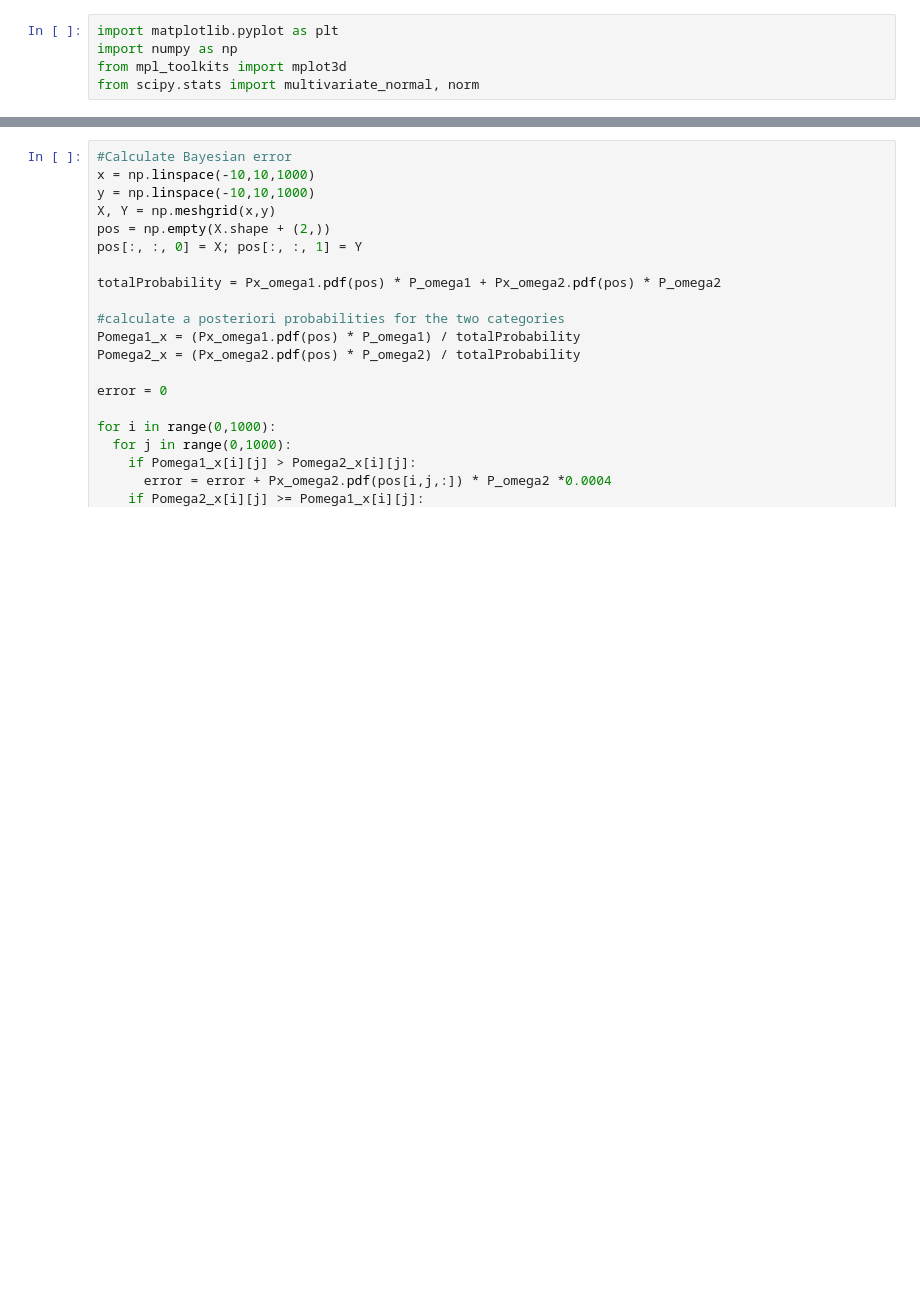
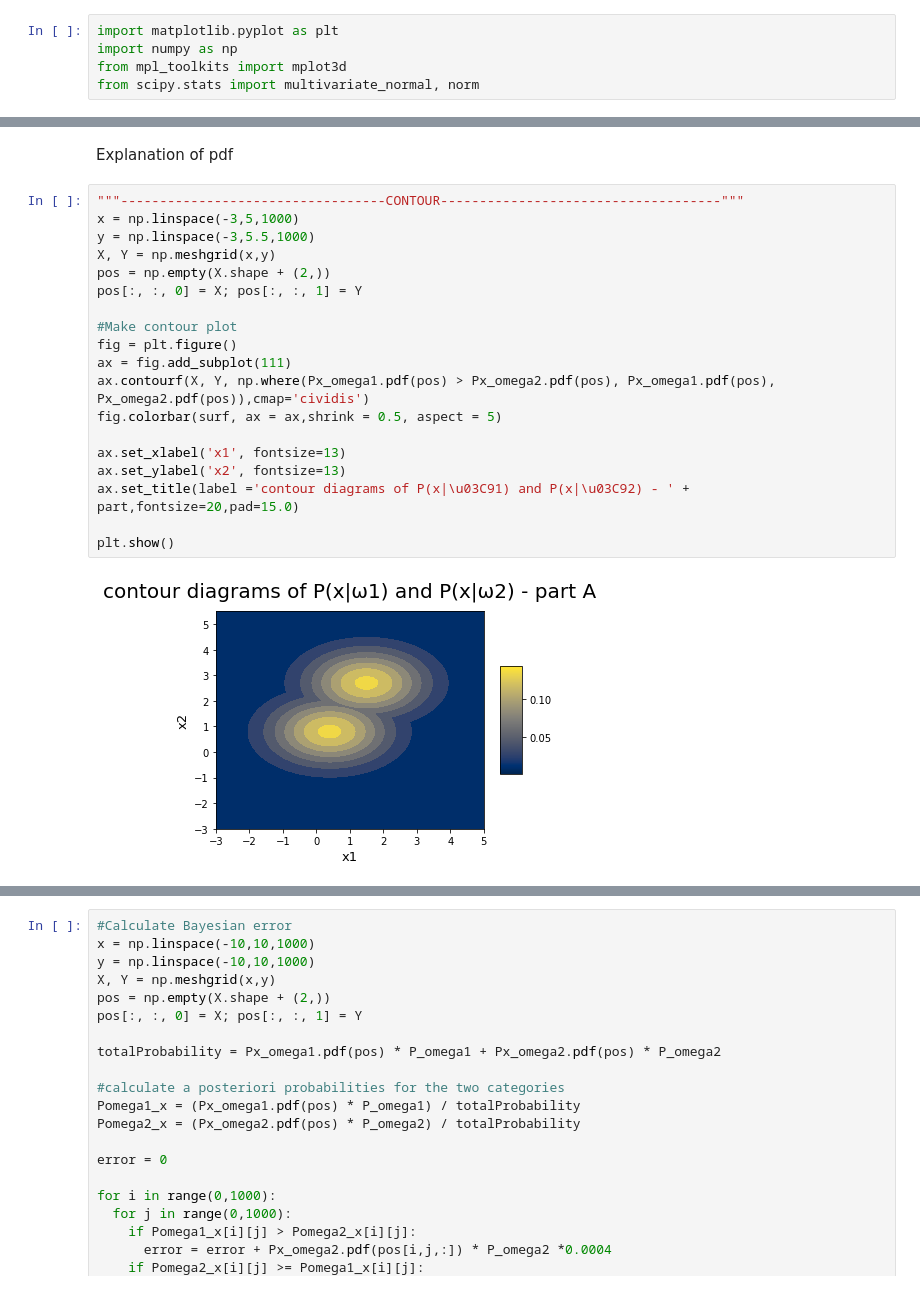
Before and after one commit to Sourland/pattern-recognision, a Jupyter notebook: Naive_Bayes.ipynb, the cells around one changed output, grey strips where cells are left out. Saved outputs shown, nothing was run; the diff lists cells and outputs as text; blank space fills up the shorter version.

```diff
--- a/Naive_Bayes.ipynb
+++ b/Naive_Bayes.ipynb
@@ -9,0 +58,23 @@ from scipy.stats import multivariate_normal, norm
+# %% [markdown]
+Explanation of pdf
+# %%
+"""----------------------------------CONTOUR------------------------------------"""
+x = np.linspace(-3,5,1000)
+y = np.linspace(-3,5.5,1000)
+X, Y = np.meshgrid(x,y)
+pos = np.empty(X.shape + (2,))
+pos[:, :, 0] = X; pos[:, :, 1] = Y
+
+#Make contour plot
+fig = plt.figure()
+ax = fig.add_subplot(111)
+ax.contourf(X, Y, np.where(Px_omega1.pdf(pos) > Px_omega2.pdf(pos), Px_omega1.pdf(pos), Px_omega2.pdf(pos)),cmap='cividis')
+fig.colorbar(surf, ax = ax,shrink = 0.5, aspect = 5)
+
+ax.set_xlabel('x1', fontsize=13)
+ax.set_ylabel('x2', fontsize=13)
+ax.set_title(label ='contour diagrams of P(x|\u03C91) and P(x|\u03C92) - ' + part,fontsize=20,pad=15.0)
+
+plt.show()
+# %% [output]
+[figure, added]
```
Also changed, not shown: parts of 24 cells of this notebook.
